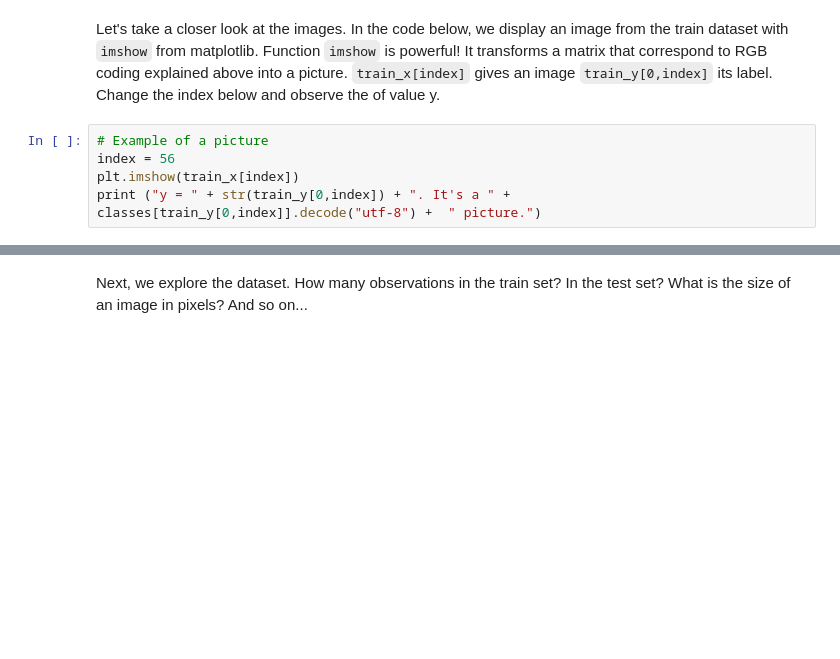
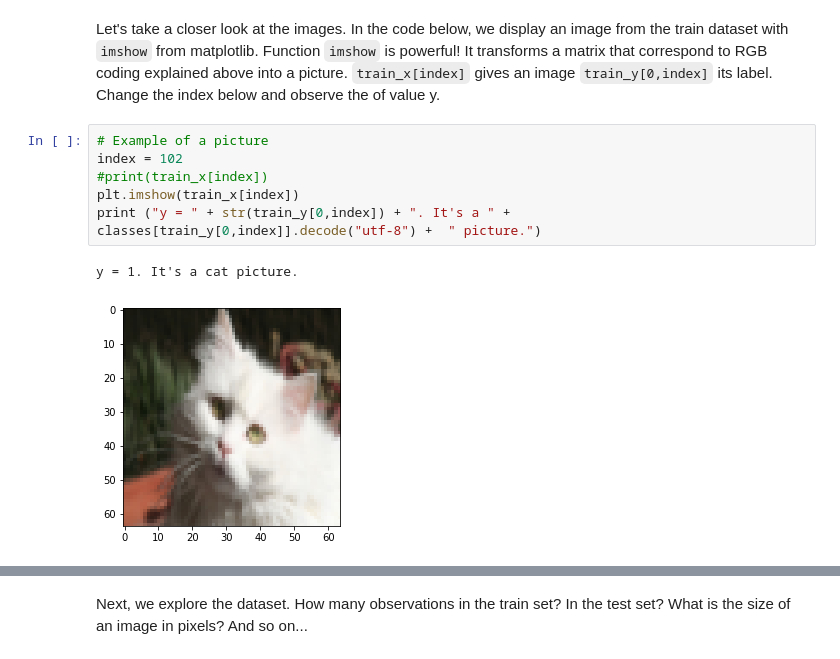
Before and after one commit to Fadouagh/data-ocha, a Jupyter notebook: KNN/K-Nearest Neighbors.ipynb, the cells around one changed output, grey strips where cells are left out. Cells and saved outputs as stored; diff of their text form; blank space fills up the shorter version.

```diff
--- a/KNN/K-Nearest Neighbors.ipynb
+++ b/KNN/K-Nearest Neighbors.ipynb
@@ -168,8 +233,12 @@ train_x, train_y, test_x, test_y, classes = load_data()
 Let's take a closer look at the images. In the code below, we display an image from the train dataset with ``imshow`` from matplotlib. Function ``imshow`` is powerful! It transforms a matrix that correspond to RGB coding explained above into a picture. ``train_x[index]`` gives an image ``train_y[0,index]`` its label. Change the index below and observe the of value y.
 # %%
 # Example of a picture
-index = 56
+index = 102
+#print(train_x[index])
 plt.imshow(train_x[index])
 print ("y = " + str(train_y[0,index]) + ". It's a " + classes[train_y[0,index]].decode("utf-8") +  " picture.")
+# %% [output]
+y = 1. It's a cat picture.
+[figure, added]
 # %%
 print("The RGB matrix of the image is {}".format(train_x[index]))
```
Also changed, not shown: parts of 32 cells of this notebook.
